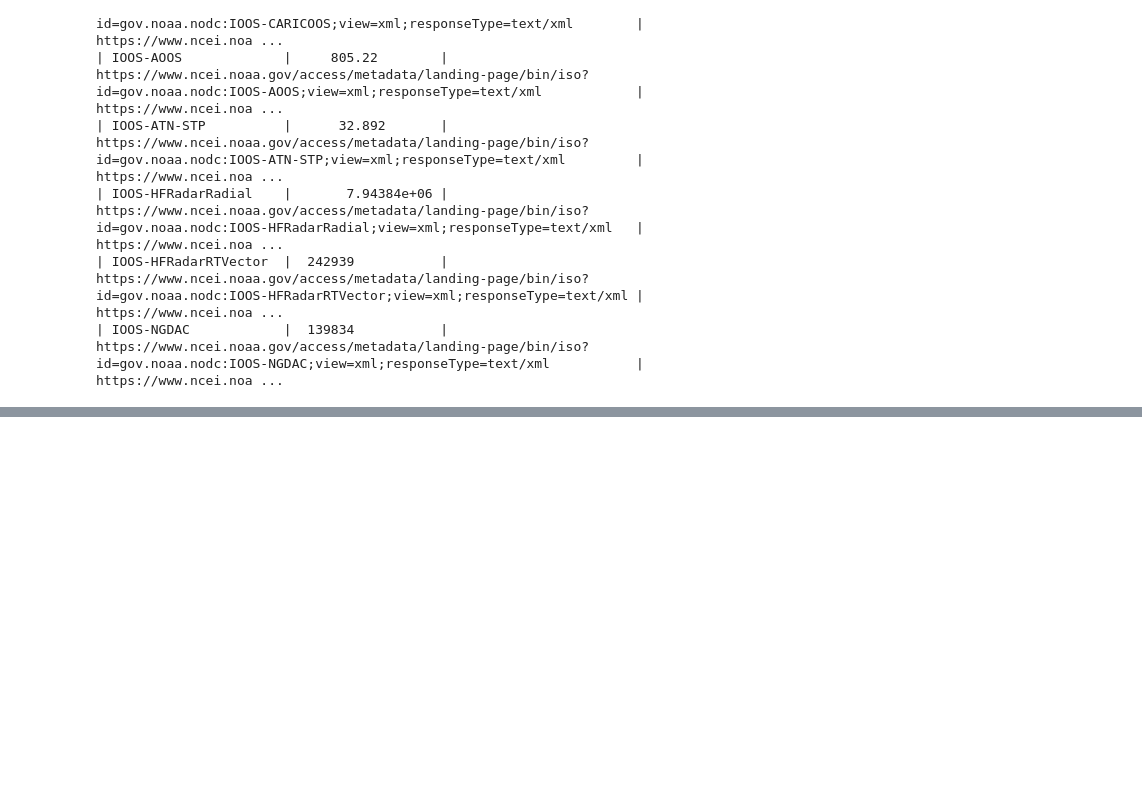
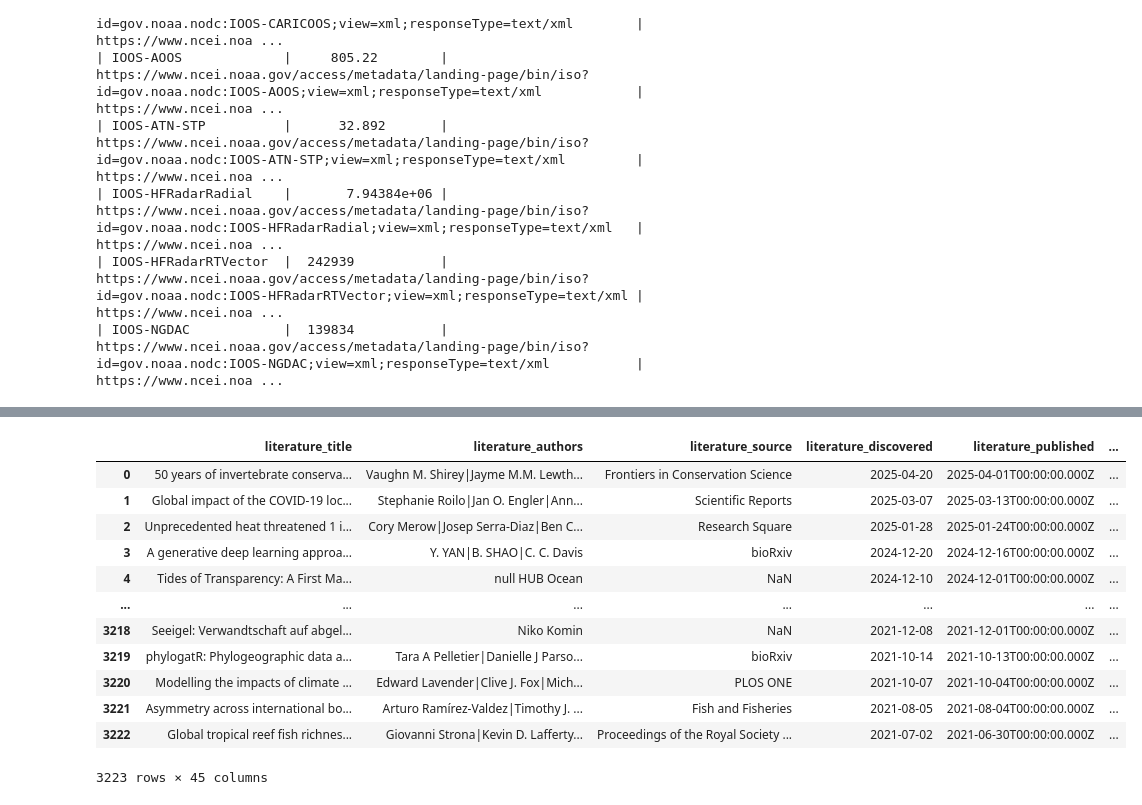
Before and after one commit to MathewBiddle/ioos_metrics, a Jupyter notebook: ioos_dac_sizes.ipynb, the cells around one changed output, grey strips where cells are left out. Cells and saved outputs as stored; diff of their text form; code cells hidden in the pictures; blank space fills up the shorter version.

Commit message:
adding MBON/OBIS

```diff
--- a/ioos_dac_sizes.ipynb
+++ b/ioos_dac_sizes.ipynb
@@ -249,0 +276,18 @@ print(df_ncei.to_markdown(index=False))
+# %%
+df = ioos_metrics.mbon_stats()
+# %%
+df
+# %% [output]
+|  | literature_title | literature_authors | literature_source | literature_discovered | literature_published | ... |
+| 0 | 50 years of invertebrate conserva... | Vaughn M. Shirey|Jayme M.M. Lewth... | Frontiers in Conservation Science | 2025-04-20 | 2025-04-01T00:00:00.000Z | ... |
+| 1 | Global impact of the COVID-19 loc... | Stephanie Roilo|Jan O. Engler|Ann... | Scientific Reports | 2025-03-07 | 2025-03-13T00:00:00.000Z | ... |
+| 2 | Unprecedented heat threatened 1 i... | Cory Merow|Josep Serra-Diaz|Ben C... | Research Square | 2025-01-28 | 2025-01-24T00:00:00.000Z | ... |
+| 3 | A generative deep learning approa... | Y. YAN|B. SHAO|C. C. Davis | bioRxiv | 2024-12-20 | 2024-12-16T00:00:00.000Z | ... |
+| 4 | Tides of Transparency: A First Ma... | null HUB Ocean | NaN | 2024-12-10 | 2024-12-01T00:00:00.000Z | ... |
+| ... | ... | ... | ... | ... | ... | ... |
+| 3218 | Seeigel: Verwandtschaft auf abgel... | Niko Komin | NaN | 2021-12-08 | 2021-12-01T00:00:00.000Z | ... |
+| 3219 | phylogatR: Phylogeographic data a... | Tara A Pelletier|Danielle J Parso... | bioRxiv | 2021-10-14 | 2021-10-13T00:00:00.000Z | ... |
+| 3220 | Modelling the impacts of climate ... | Edward Lavender|Clive J. Fox|Mich... | PLOS ONE | 2021-10-07 | 2021-10-04T00:00:00.000Z | ... |
+| 3221 | Asymmetry across international bo... | Arturo Ramírez‐Valdez|Timothy J. ... | Fish and Fisheries | 2021-08-05 | 2021-08-04T00:00:00.000Z | ... |
+| 3222 | Global tropical reef fish richnes... | Giovanni Strona|Kevin D. Lafferty... | Proceedings of the Royal Society ... | 2021-07-02 | 2021-06-30T00:00:00.000Z | ... |
+3223 rows × 45 columns
```
Also changed, not shown: parts of 3 cells of this notebook.
